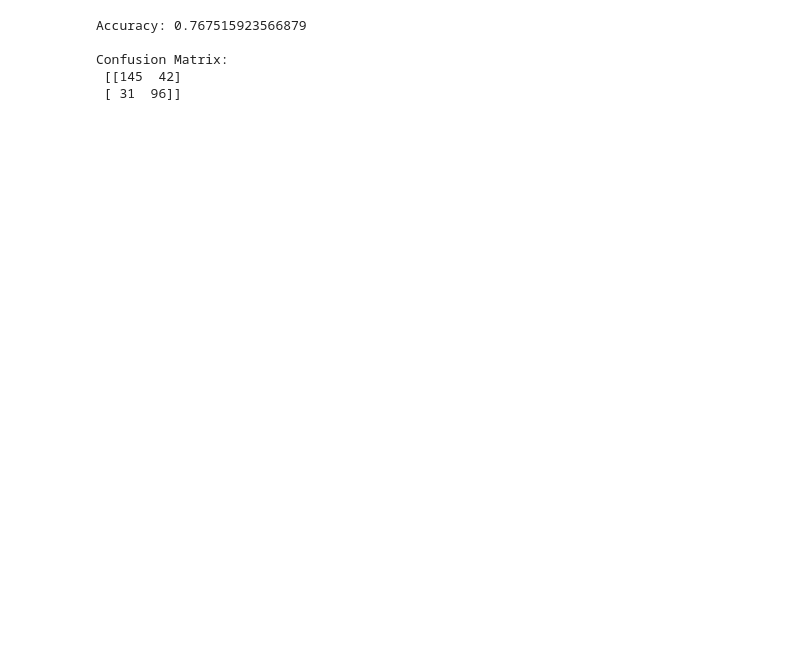
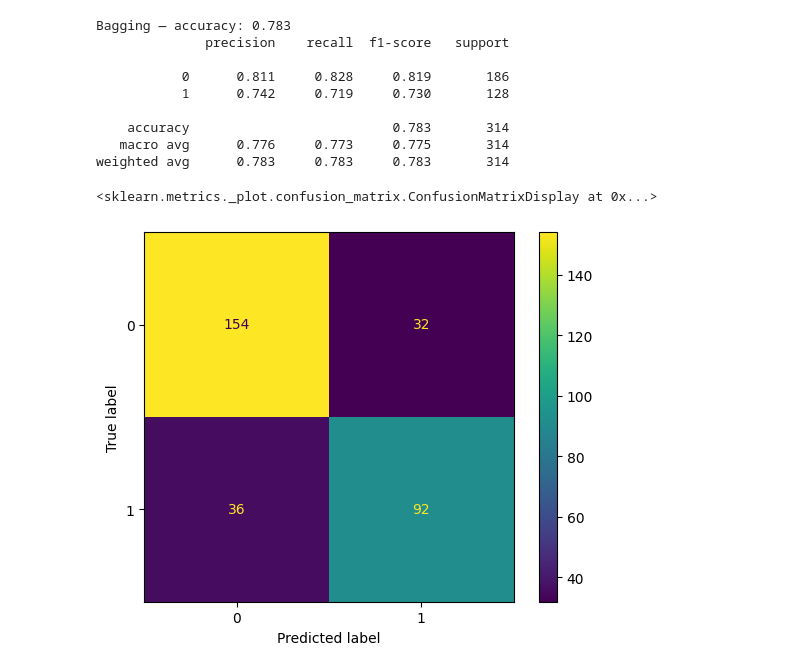
Before and after one commit to ben-phillips-5227/data-analyst-portfolio, a Jupyter notebook: projects/Titanic_RandomForest/notebooks/RandomForest.ipynb, the cells around one changed output. Saved outputs shown, nothing was run; the diff lists cells and outputs as text; code cells hidden in the pictures; blank space fills up the shorter version.

```diff
--- a/projects/Titanic_RandomForest/notebooks/RandomForest.ipynb
+++ b/projects/Titanic_RandomForest/notebooks/RandomForest.ipynb
@@ -109,21 +117,22 @@ bagging_MyTree.fit(X_train, y_train)
 # Model predictions
 y_pred_bag = bagging_MyTree.predict(X_test)
 # %%
-# Calculate accuracy and confusion matrix of Bagging
-accuracy = metrics.accuracy_score(y_test, y_pred_bag)
-
-# Calculate confusion matrix
-conf_matrix = metrics.confusion_matrix(y_test, y_pred_bag)
-
-# Print accuracy, and confusion matrix
-print("\nAccuracy:", accuracy)
-print("\nConfusion Matrix:\n", conf_matrix)
+acc_bag = accuracy_score(y_test, y_pred_bag)
+print(f"Bagging — accuracy: {acc_bag:.3f}")
+print(classification_report(y_test, y_pred_bag, digits=3))
+ConfusionMatrixDisplay.from_predictions(y_test, y_pred_bag)
 # %% [output]
-Accuracy: 0.767515923566879
+Bagging — accuracy: 0.783
+              precision    recall  f1-score   support
 
-Confusion Matrix:
- [[145  42]
- [ 31  96]]
+           0      0.811     0.828     0.819       186
+           1      0.742     0.719     0.730       128
+
+    accuracy                          0.783       314
+   macro avg      0.776     0.773     0.775       314
+weighted avg      0.783     0.783     0.783       314
+<sklearn.metrics._plot.confusion_matrix.ConfusionMatrixDisplay at 0x...>
+[figure, added]
 # %%
 # Random Forest Classifier
 from sklearn.ensemble import RandomForestClassifier
```
Also changed, not shown: parts of 23 cells of this notebook.
